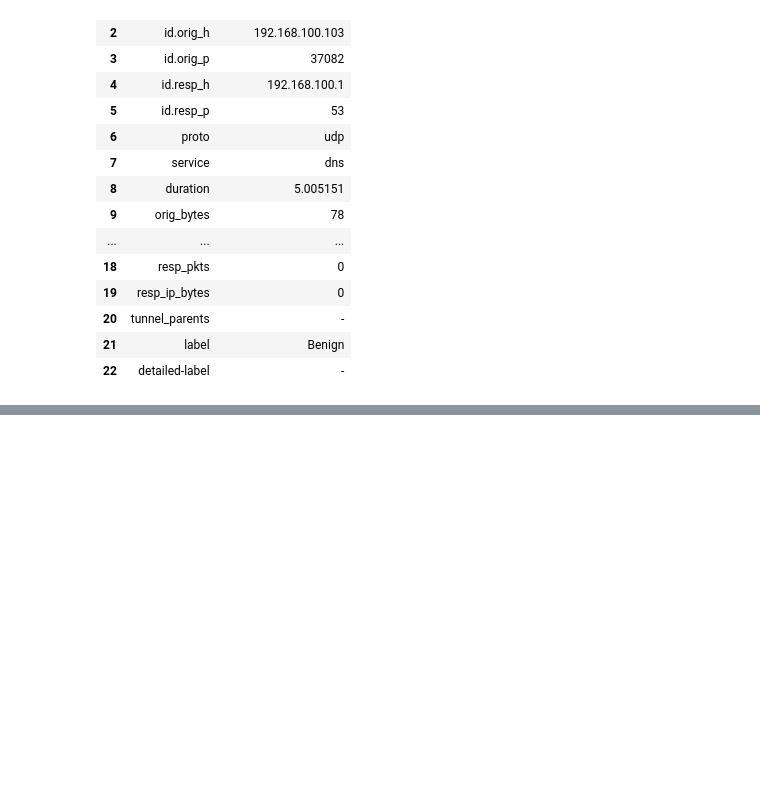
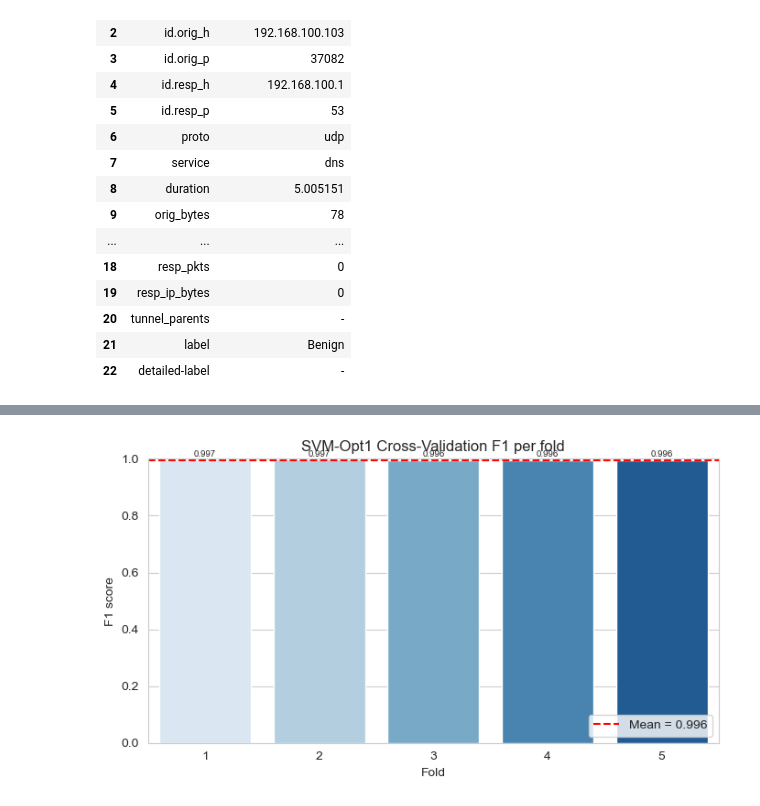
Before and after one commit to Sanduni-Gamage/ML-Project, a Jupyter notebook: project.ipynb, the cells around one changed output, grey strips where cells are left out. Cells and saved outputs as stored; diff of their text form; code cells hidden in the pictures; blank space fills up the shorter version.

```diff
--- a/project.ipynb
+++ b/project.ipynb
@@ -2024,17 +1945,0 @@ std             1.0        1.0            1.0
-# %%
-print("="*70)
-print("CHECKING FOR MISSING VALUES IN FINAL SPLITS")
-print("="*70)
-
-for split_name, split_df in [("Training", final_train), ("Test", final_test), ("Validation", val_data)]:
-    nan_counts = split_df.isna().sum()
-    nan_cols = nan_counts[nan_counts > 0]
-
-    print(f"\n{split_name} set:")
-    if len(nan_cols) > 0:
-        print(f"Found NaN values in {len(nan_cols)} columns:")
-        for col, count in nan_cols.items():
-            pct = (count / len(split_df)) * 100
-            print(f"    - {col}: {count:,} ({pct:.2f}%)")
-    else:
-        print(f"No NaN values")
@@ -2489,0 +3259,83 @@ ValueError: DataFrame.dtypes for data must be int, float, bool or category. When
+# %%
+# === CV Graphs for SVM Opt1 (LinearSVC best_svm1) ===
+import numpy as np, pandas as pd, matplotlib.pyplot as plt, seaborn as sns
+from sklearn.model_selection import StratifiedKFold, cross_val_score, cross_validate
+
+sns.set_style("whitegrid")
+
+# Reuse computed CV results if available, otherwise compute
+if 'best_svm1' not in globals():
+    raise RuntimeError("best_svm1 not found. Run 'SVM Optimization 1' first.")
+
+if 'X_cv' in globals() and 'y_cv' in globals():
+    _X, _y = X_cv, y_cv
+elif 'X_train_fit' in globals() and 'y_train_fit' in globals():
+    _X, _y = X_train_fit, y_train_fit
+elif 'X_train' in globals() and 'y_train' in globals():
+    _X, _y = X_train, y_train
+else:
+    raise RuntimeError("No training data (need X_cv or X_train_fit/y_train_fit).")
+
+RNG = globals().get('RANDOM_STATE', 42)
+cv = StratifiedKFold(n_splits=5, shuffle=True, random_state=RNG)
+
+if 'f1_scores' not in globals():
+    f1_scores = cross_val_score(best_svm1, _X, _y, cv=cv, scoring='f1', n_jobs=-1)
+
+if 'scores' not in globals():
+    scoring = {'accuracy':'accuracy','precision':'precision','recall':'recall','f1':'f1','roc_auc':'roc_auc'}
+    scores = cross_validate(best_svm1, _X, _y, cv=cv, scoring=scoring, n_jobs=-1, return_train_score=False)
+
+# 1) Per-fold F1 bar plot
+plt.figure(figsize=(7,4))
+ax = sns.barplot(x=np.arange(1, len(f1_scores)+1), y=f1_scores, palette="Blues")
+plt.axhline(np.mean(f1_scores), ls='--', c='red', label=f"Mean = {np.mean(f1_scores):.3f}")
+for i,v in enumerate(f1_scores):
+    ax.text(i, v+0.005, f"{v:.3f}", ha='center', va='bottom', fontsize=7)
+plt.ylim(0, 1)
+plt.xlabel("Fold"); plt.ylabel("F1 score")
+plt.title("SVM-Opt1 Cross-Validation F1 per fold")
+plt.legend(loc='lower right')
+plt.tight_layout()
+plt.show()
+
+# 2) Multi-metric mean ± std bar chart
+metric_map = {
+    'Accuracy':  scores['test_accuracy'],
+    'Precision': scores['test_precision'],
+    'Recall':    scores['test_recall'],
+    'F1-Score':  scores['test_f1'],
+    'ROC AUC':   scores['test_roc_auc']
+}
+means = {k: np.mean(v) for k,v in metric_map.items()}
+stds  = {k: np.std(v)  for k,v in metric_map.items()}
+
+plt.figure(figsize=(8,4))
+metrics = list(means.keys())
+vals = [means[m] for m in metrics]
+errs = [stds[m] for m in metrics]
+bars = plt.bar(metrics, vals, yerr=errs, capsize=5, color=sns.color_palette("colorblind", n_colors=len(metrics)))
+plt.ylim(0, 1)
+for rect, v, e in zip(bars, vals, errs):
+    plt.text(rect.get_x() + rect.get_width()/2, v + 0.01, f"{v:.3f}±{e:.3f}", ha='center', va='bottom', fontsize=7)
+plt.ylabel("Score")
+plt.title("SVM-Opt1 CV metrics (mean ± std across folds)")
+plt.tight_layout()
+plt.show()
+
+# 3) Per-fold metrics heatmap
+df_heat = pd.DataFrame({
+    'Accuracy':  scores['test_accuracy'],
+    'Precision': scores['test_precision'],
+    'Recall':    scores['test_recall'],
+    'F1-Score':  scores['test_f1'],
+    'ROC AUC':   scores['test_roc_auc'],
+})
+df_heat.index = [f"Fold {i}" for i in range(1, len(df_heat)+1)]
+plt.figure(figsize=(7,4.5))
+sns.heatmap(df_heat, annot=True, fmt=".3f", vmin=0, vmax=1, cmap="YlGnBu", cbar=True)
+plt.title("SVM-Opt1 per-fold metrics")
+plt.tight_layout()
+plt.show()
+# %% [output]
+[figure, added]
```
Also changed, not shown: parts of 33 cells of this notebook.
